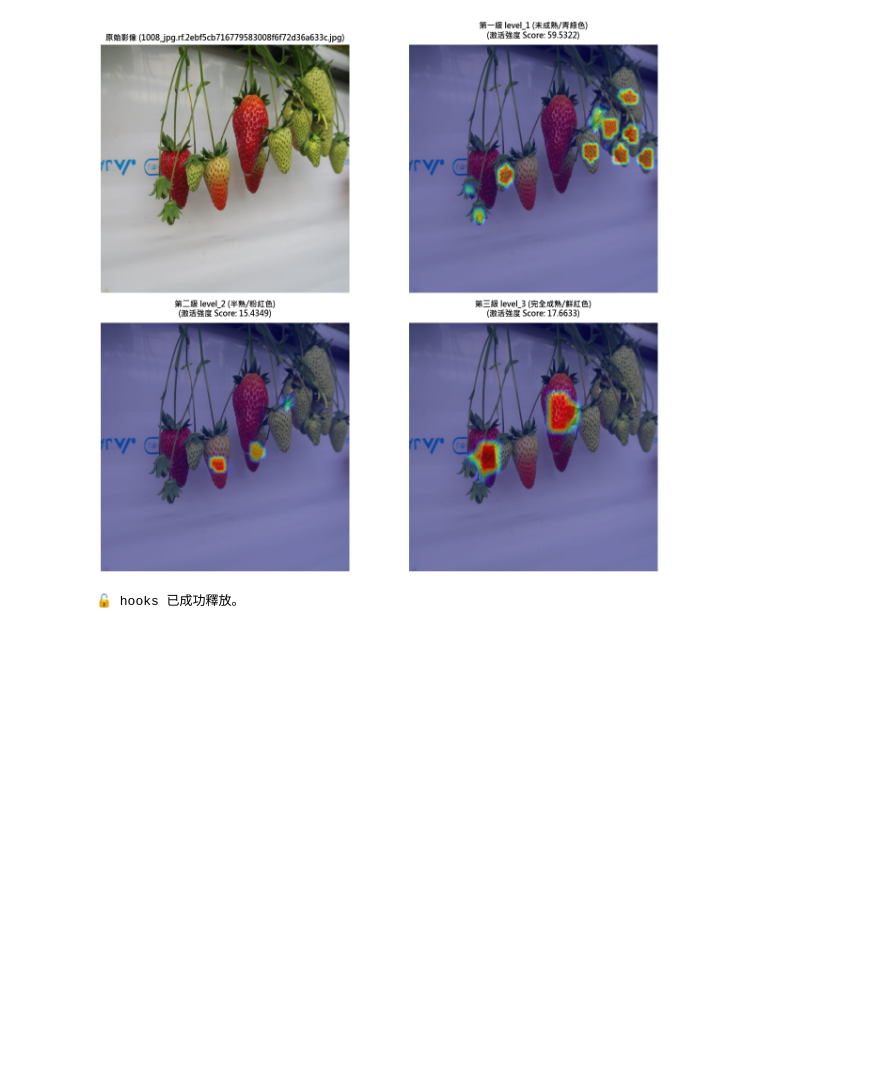
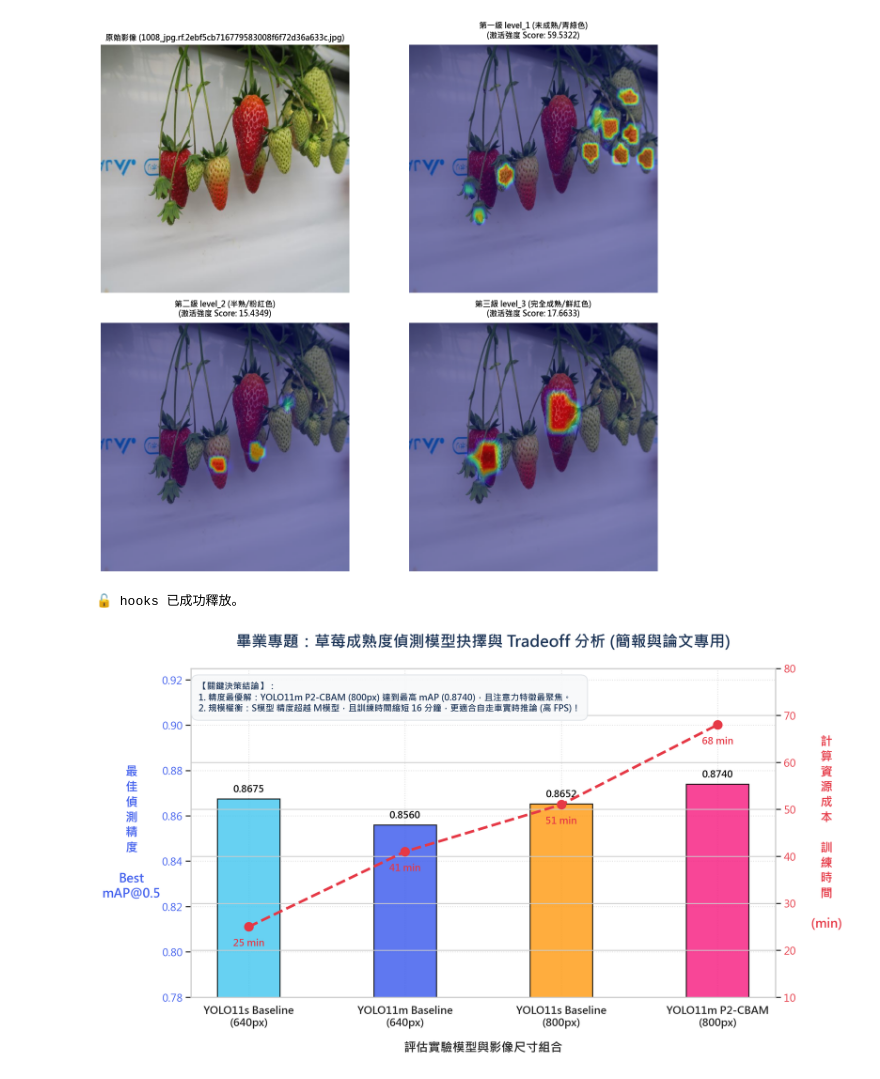
Before and after one commit to moemuom9488m/Strawberry-Maturity-YOLO-Graduation-Project, a Jupyter notebook: 模型評估與特徵視覺化.ipynb, the cells around one changed output. Cells and saved outputs as stored; diff of their text form; code cells hidden in the pictures; blank space fills up the shorter version.

Commit message:
style: modify model comparison chart Y-axis labels to be vertical and upright

```diff
--- a/模型評估與特徵視覺化.ipynb
+++ b/模型評估與特徵視覺化.ipynb
@@ -613,3 +613,100 @@ else:
 💾 Grad-CAM 特徵圖已成功儲存至: evaluation_results\exp1a_yolo11s_baseline\gradcam_exp1a_yolo11s_baseline_1008_global_conf10_iou30.png
 [figure]
 🔓 hooks 已成功釋放。
+# %%
+# ==============================================================================
+# 📈 畢業專題：草莓成熟度偵測模型抉擇與 Tradeoff 分析 (簡報與論文專用圖表繪製)
+# 本 Cell 可單獨執行，用於生成高質量的雙 Y 軸折線與柱狀對照圖。
+# ==============================================================================
+import sys, os
+
+# --- 環境與中文字型初始化 ---
+import matplotlib.pyplot as plt
+import seaborn as sns
+import numpy as np
+
+sns.set_theme(style='whitegrid')
+plt.rcParams['font.sans-serif'] = [
+    'Microsoft JhengHei',  # 微軟正黑體
+    'DFKai-SB',            # 標楷體
+    'PingFang TC',         # 蘋果繁中
+    'sans-serif'
+]
+plt.rcParams['axes.unicode_minus'] = False
+
+# 1. 準備數據
+models = [
+    'YOLO11s Baseline\n(640px)',
+    'YOLO11m Baseline\n(640px)',
+    'YOLO11s Baseline\n(800px)',
+    'YOLO11m P2-CBAM\n(800px)'
+]
+
+map50 = [0.8675, 0.8560, 0.8652, 0.8740]
+train_time_min = [25.0, 41.0, 51.0, 68.0]
+
+x = np.arange(len(models))
+width = 0.4  # 柱子寬度
+
+# 2. 創建畫布 (高解析度，比例適合 PPT 16:9 投影片)
+fig, ax1 = plt.subplots(figsize=(12, 6.8), dpi=200)
+
+# 質感 HSL 漸層配色
+bar_colors = ['#4CC9F0', '#4361EE', '#FF9F1C', '#F72585']  # s_640, m_640, s_800, s_P2CBAM_800
+
+# 3. 繪製左軸：Best mAP@0.5 (柱狀圖)
+bars = ax1.bar(x, map50, width, color=bar_colors, alpha=0.85, edgecolor='black', linewidth=1.2, zorder=3)
+ax1.set_xlabel('評估實驗模型與影像尺寸組合', fontsize=14, labelpad=15, fontweight='bold')
+ax1.set_ylabel('Best\nmAP@0.5', fontsize=14, color='#4361EE', fontweight='bold', labelpad=45, rotation=0, va='center', ha='center')
+ax1.tick_params(axis='y', labelcolor='#4361EE', labelsize=12)
+ax1.set_ylim(0.78, 0.925)  # 縮小Y軸範圍以突顯精細差異並拉高天空，防止浮水框重疊
+ax1.set_xticks(x)
+ax1.set_xticklabels(models, fontsize=12, fontweight='bold')
+
+# 在柱狀圖上方標註 mAP50 數值
+for bar in bars:
+    height = bar.get_height()
+    ax1.annotate(f'{height:.4f}',
+                xy=(bar.get_x() + bar.get_width() / 2, height),
+                xytext=(0, 5),  # 向上偏移 5 點
+                textcoords='offset points',
+                ha='center', va='bottom', fontsize=11, fontweight='bold', color='black')
+
+# 4. 繪製右軸：訓練耗時 (折線圖，表示計算成本)
+ax2 = ax1.twinx()
+line_color = '#E63946'
+line = ax2.plot(x, train_time_min, color=line_color, marker='o', markersize=10,
+                 linewidth=3, linestyle='--', label='訓練耗時 (分鐘)', zorder=4)
+ax2.set_ylabel('計\n算\n資\n源\n成\n本\n\n訓\n練\n時\n間\n\n(min)', fontsize=14, color=line_color, fontweight='bold', labelpad=45, rotation=0, va='center', ha='center')
+ax2.tick_params(axis='y', labelcolor=line_color, labelsize=12)
+ax2.set_ylim(10, 80)
+
+# 在折線圖點上方標註時間數值
+for i, txt in enumerate(train_time_min):
+    ax2.annotate(f'{txt:.0f} min', (x[i], train_time_min[i]),
+                xytext=(0, -22), textcoords='offset points',
+                ha='center', fontsize=11, fontweight='bold', color=line_color)
+
+# 5. 圖表美化設計 (無邊框、精緻格線)
+plt.title('畢業專題：草莓成熟度偵測模型抉擇與 Tradeoff 分析 (簡報與論文專用)',
+          fontsize=18, fontweight='bold', pad=25, color='#1D3557')
+ax1.grid(True, linestyle=':', alpha=0.6, zorder=0)
+
+# 6. 加上決策結論浮水標籤 (加強 PPT 說服力，往上移動避免遮擋)
+decision_text = (
+    '【關鍵決策結論】：\n'
+    '1. 精度最優解：YOLO11m P2-CBAM (800px) 達到最高 mAP (0.8740)，且注意力特徵最聚焦。\n'
+    '2. 規模權衡：S模型 精度超越 M模型，且訓練時間縮短 16 分鐘，更適合自走車實時推論 (高 FPS)！'
+)
+fig.text(0.135, 0.78, decision_text, fontsize=10, color='#1D3557', fontweight='bold',
+         bbox=dict(facecolor='#F8F9FA', alpha=0.95, boxstyle='round,pad=0.8', edgecolor='#DEE2E6'))
+
+# 7. 儲存圖片
+output_dir = 'evaluation_results'
+os.makedirs(output_dir, exist_ok=True)
+img_path = os.path.join(output_dir, 'ppt_model_selection_comparison.png')
+plt.savefig(img_path, dpi=300, bbox_inches='tight')
+plt.show()
+print(f'🎉 [SUCCESS] 簡報專用決策圖已成功生成與儲存: {img_path}')
+# %% [output]
+[figure, added]
```
Also changed, not shown: parts of 2 cells of this notebook, 4 other files.
